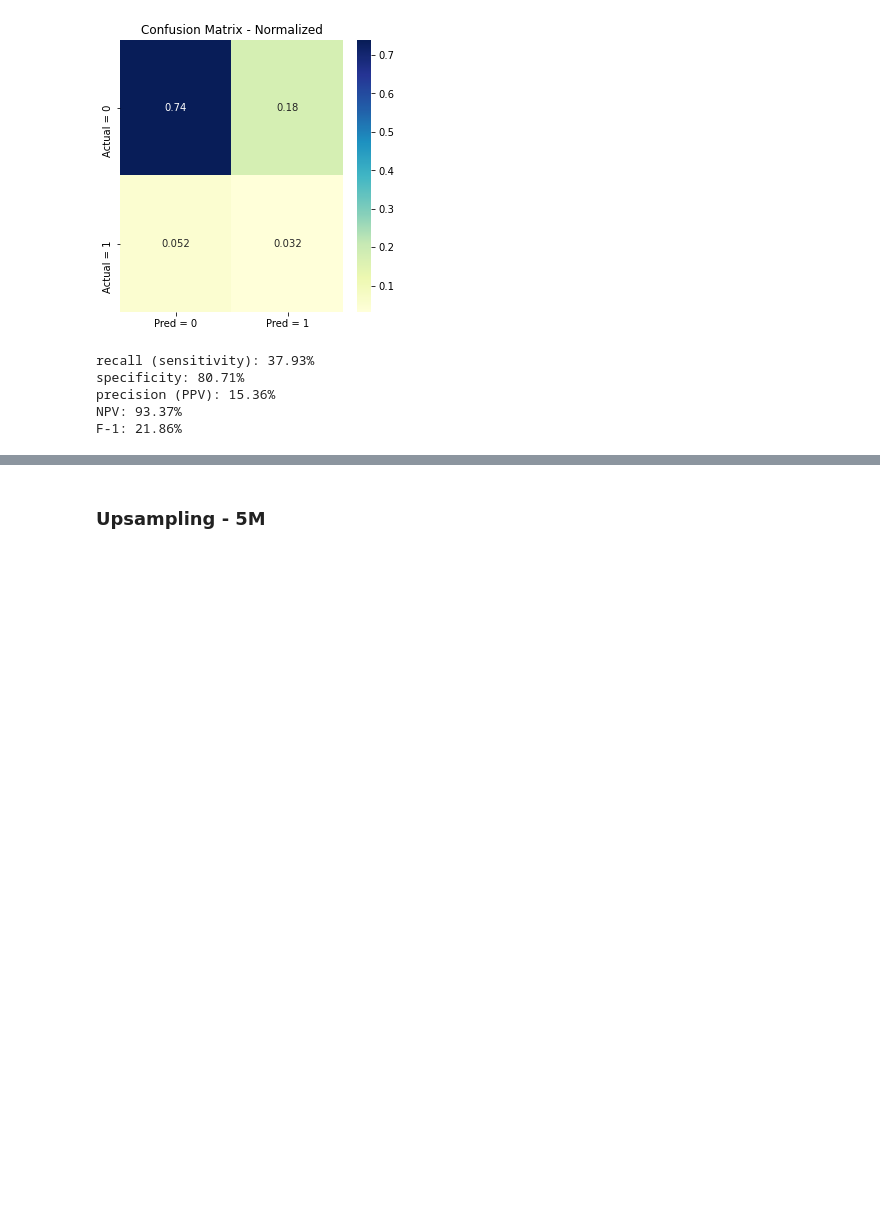
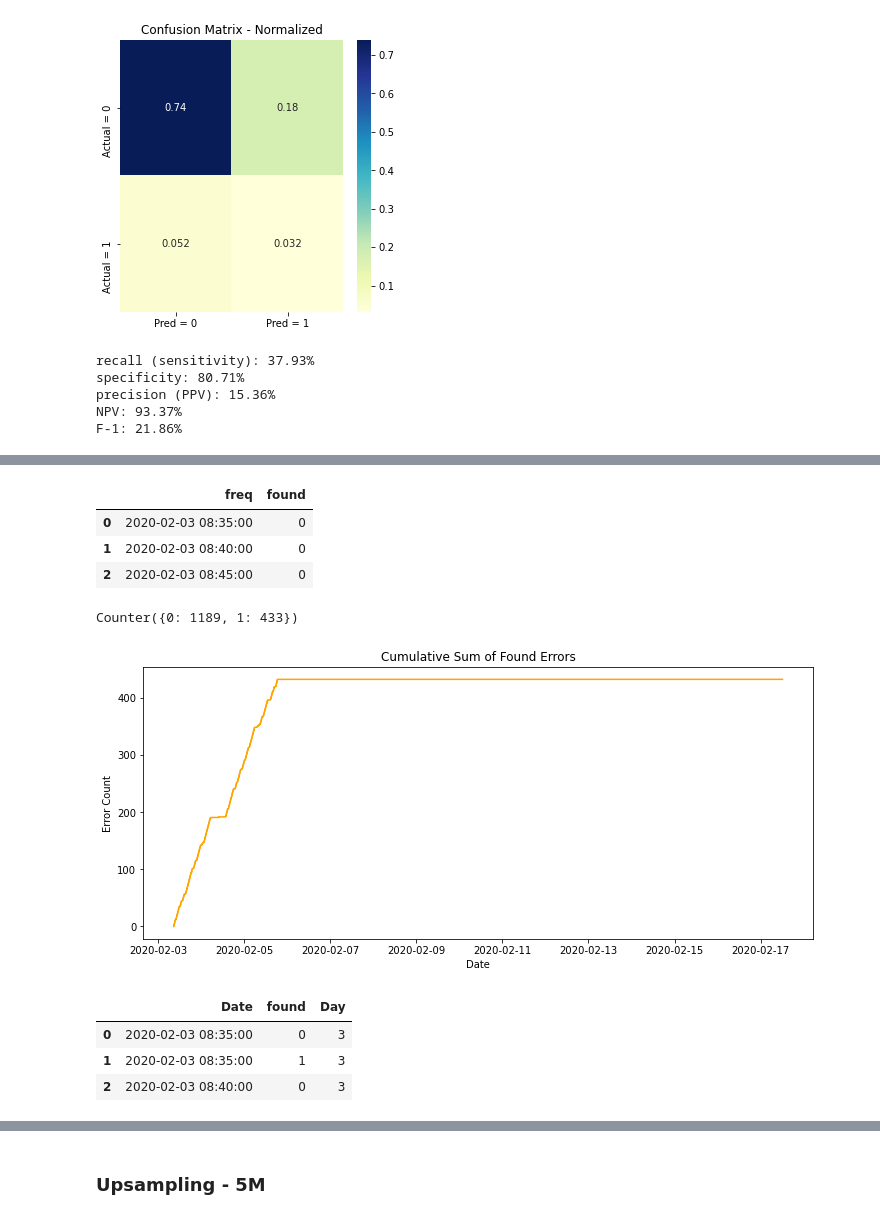
Before and after one commit to kaanguney/ENS492-Graduation-Project-Implementation, a Jupyter notebook: iForest++.ipynb, the cells around one changed output, grey strips where cells are left out. Drawn from its saved outputs; the diff is of its cells as text; code cells hidden in the pictures; blank space fills up the shorter version.

```diff
--- a/iForest++.ipynb
+++ b/iForest++.ipynb
@@ -228,0 +349,44 @@ F-1: 21.86%
+# %%
+false_alarms = scores_df.loc[(scores_df.yhat == 1) & (scores_df.y_true == 0)].index
+err_found = scores_df.loc[(scores_df.yhat == 1) & (scores_df.y_true == 1)].index
+# %%
+""" mask both, fetch timestamps """
+false_alarm_df = pd.DataFrame(X_test.reset_index().loc[np.where(false_alarms)].freq.reset_index(drop = True))
+false_alarm_df["found"] = 0
+err_found_df = pd.DataFrame(X_test.reset_index().loc[np.where(err_found)].freq.reset_index(drop = True))
+err_found_df["found"] = 1
+sum_stats_df = pd.concat([false_alarm_df,err_found_df])
+sum_stats_df.head(3)
+# %% [output]
+|  | freq | found |
+| 0 | 2020-02-03 08:35:00 | 0 |
+| 1 | 2020-02-03 08:40:00 | 0 |
+| 2 | 2020-02-03 08:45:00 | 0 |
+# %%
+Counter(sum_stats_df.found)
+# %% [output]
+Counter({0: 1189, 1: 433})
+# %%
+sum_stats_df.index = sum_stats_df.freq.values
+sum_stats_df.drop(["freq"], axis = 1, inplace = True)
+# %%
+sum_stats_df = sum_stats_df.sort_index()
+# %%
+fig, ax = plt.subplots(figsize = (12,5))
+plt.title("Cumulative Sum of Found Errors")
+plt.ylabel("Error Count")
+plt.xlabel("Date")
+plt.step(sum_stats_df.index, np.cumsum(sum_stats_df.found), where = "mid", color = "orange")
+plt.savefig("/Users/kaanguney.keklikci/Desktop/Sabancı/ENS 492/source/results/baseline/cumsum_error.jpeg")
+plt.show()
+# %% [output]
+[figure, added]
+# %%
+timestamp_df = pd.DataFrame({"Date": sum_stats_df.index.values, "found": sum_stats_df.found.values})
+timestamp_df["Day"] = timestamp_df.Date.transform(lambda x: x.day)
+timestamp_df.head(3)
+# %% [output]
+|  | Date | found | Day |
+| 0 | 2020-02-03 08:35:00 | 0 | 3 |
+| 1 | 2020-02-03 08:35:00 | 1 | 3 |
+| 2 | 2020-02-03 08:40:00 | 0 | 3 |
```
Also changed, not shown: parts of 33 cells of this notebook.
